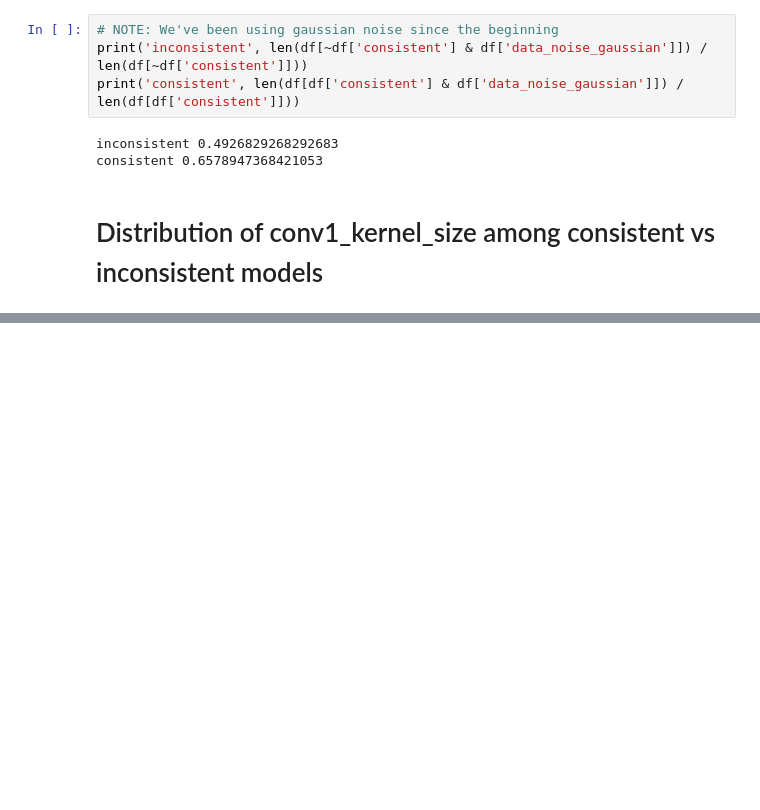
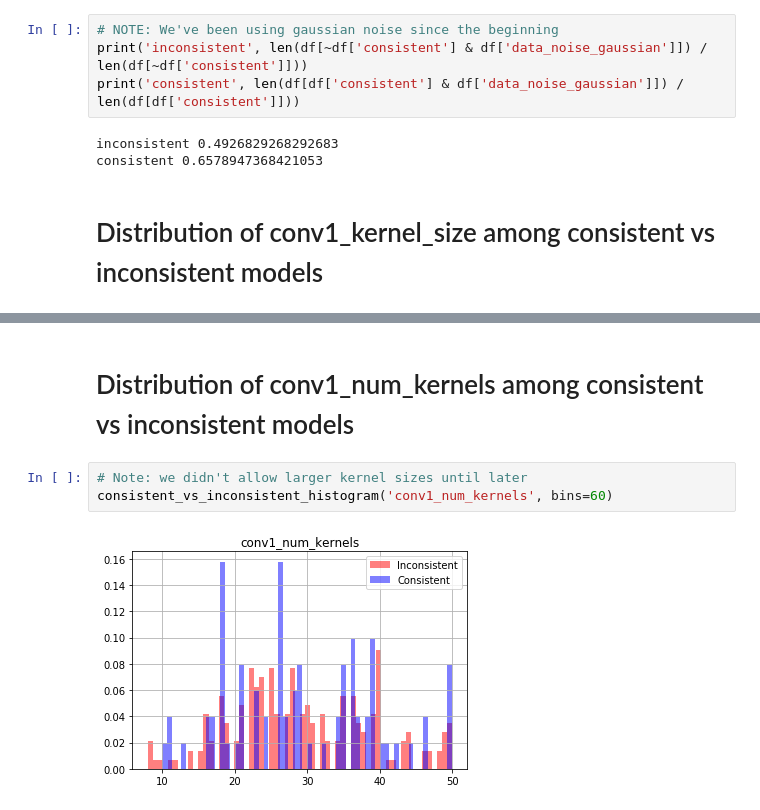
Before and after one commit to zhanwenchen/beam_nn, a Jupyter notebook: notebooks/Hyperparameter Analysis.ipynb, the cells around one changed output, grey strips where cells are left out. Cells and saved outputs as stored; diff of their text form; blank space fills up the shorter version.

```diff
--- a/notebooks/Hyperparameter Analysis.ipynb
+++ b/notebooks/Hyperparameter Analysis.ipynb
@@ -258,0 +147,7 @@ plot_merged_cnr_hyperparameters(df_consistent_cnr_snr, 'target_in_vivo_avg_cnr_d
+# %% [markdown]
+# Distribution of conv1_num_kernels among consistent vs inconsistent models
+# %%
+# Note: we didn't allow larger kernel sizes until later
+consistent_vs_inconsistent_histogram('conv1_num_kernels', bins=60)
+# %% [output]
+[figure, added]
```
Also changed, not shown: parts of 44 cells of this notebook.
